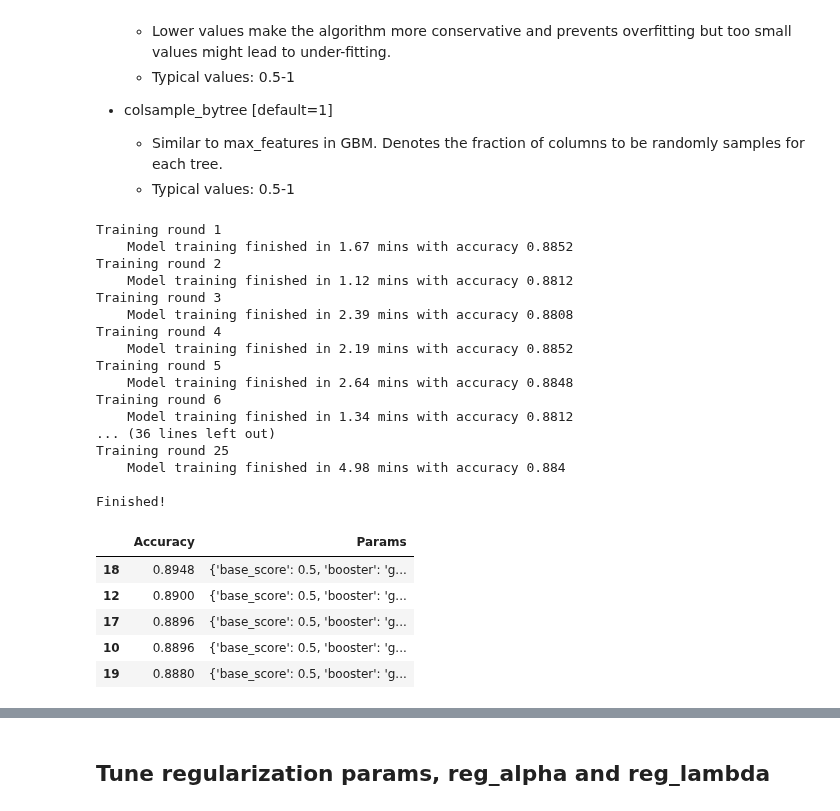
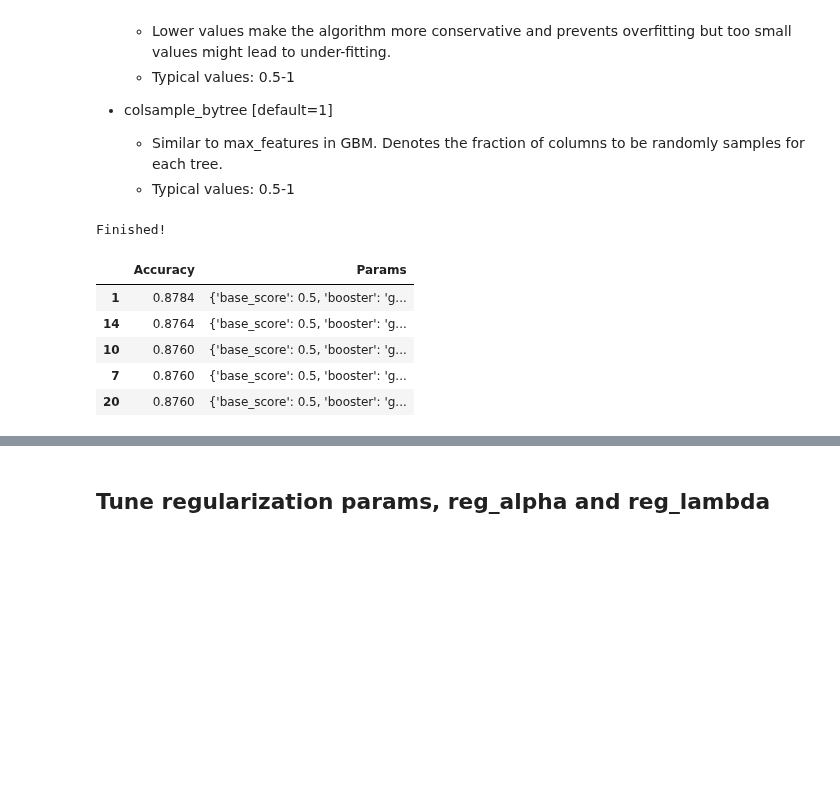
Before and after one commit to nrasch/Portfolio, a Jupyter notebook: Machine-Learning/Python/04-Classic-Datasets/Model-XGB-1.1.ipynb, the cells around one changed output, grey strips where cells are left out. Drawn from its saved outputs; the diff is of its cells as text; code cells hidden in the pictures; blank space fills up the shorter version.

```diff
--- a/Machine-Learning/Python/04-Classic-Datasets/Model-XGB-1.1.ipynb
+++ b/Machine-Learning/Python/04-Classic-Datasets/Model-XGB-1.1.ipynb
@@ -1212,10 +1215,9 @@ counter = 1
 
 for max_depth in np.linspace(2, 10, 5):
     for min_child_weight in np.linspace(2, 8, 4):
-        print("Training round", counter)
         xgb1 = getXGBModel()
         xgb1.set_params(max_depth = int(max_depth), min_child_weight = int(min_child_weight))
-        acc = evalXGB(xgb1, False)
+        acc = evalXGB(xgb1)
 
         resultsDF.loc[len(resultsDF)] = list([
             acc,
@@ -1272,12 +1249,11 @@ Best params for `max_depth` and `min_child_weight` were both 6 with a 0.8928 acc
 resultsDF = pd.DataFrame(columns = ['Accuracy', 'Params'])
 counter = 1
 
-for max_depth in [5, 7]:
-    for min_child_weight in [5, 7]:
-        print("Training round", counter)
+for max_depth in [9, 10, 11]:
+    for min_child_weight in [7, 8, 9]:
         xgb1 = getXGBModel()
         xgb1.set_params(max_depth = int(max_depth), min_child_weight = int(min_child_weight))
-        acc = evalXGB(xgb1, False)
+        acc = evalXGB(xgb1)
 
         resultsDF.loc[len(resultsDF)] = list([
             acc,
@@ -1317,9 +1276,0 @@ We'll start by creating a new function that returns a fresh copy of the XGBoost
-# %%
-def getXGBModelv2():
-    model = xg.XGBClassifier(base_score=0.5, booster='gbtree', colsample_bylevel=1,
-       colsample_bytree=0.8, gamma=0, learning_rate=0.1, max_delta_step=0,
-       max_depth=7, min_child_weight=7, missing=None, n_estimators=918,
-       n_jobs=1, nthread=4, objective='binary:logistic', random_state=10,
-       reg_alpha=0, reg_lambda=1, scale_pos_weight=1, seed=None,
-       silent=True, subsample=0.8)
-    return model
@@ -1373,7 +1337,7 @@ xgb1.set_params(n_estimators = cv.shape[0])
 def getXGBModelv3():
     model = xg.XGBClassifier(base_score=0.5, booster='gbtree', colsample_bylevel=1,
        colsample_bytree=0.8, gamma=0, learning_rate=0.1, max_delta_step=0,
-       max_depth=7, min_child_weight=7, missing=None, n_estimators=800,
+       max_depth=10, min_child_weight=8, missing=None, n_estimators=630,
        n_jobs=1, nthread=4, objective='binary:logistic', random_state=10,
        reg_alpha=0, reg_lambda=1, scale_pos_weight=1, seed=None,
        silent=True, subsample=0.8)
@@ -1381,46 +1345,29 @@ def getXGBModelv3():
 # %%
 resultsDF = pd.DataFrame(columns = ['Accuracy', 'Params'])
 counter = 1
 
 for subsample in np.linspace(0.5, 0.9, 5):
     for colsample_bytree in np.linspace(0.5, 0.9, 5):
-        print("Training round", counter)
         xgb1 = getXGBModelv3()
         xgb1.set_params(subsample = subsample, colsample_bytree = colsample_bytree)
-        acc = evalXGB(xgb1, False)
+        acc = evalXGB(xgb1)
 
         resultsDF.loc[len(resultsDF)] = list([
             acc,
             xgb1.get_params()
         ])
 
         counter += 1
 
 print("\nFinished!")
 
 pd.set_option('display.max_colwidth', -1)
 resultsDF.sort_values(by = ['Accuracy'], ascending = [False]).head()
 # %% [output]
-Training round 1
-    Model training finished in 1.67 mins with accuracy 0.8852
-Training round 2
-    Model training finished in 1.12 mins with accuracy 0.8812
-Training round 3
-    Model training finished in 2.39 mins with accuracy 0.8808
-Training round 4
-    Model training finished in 2.19 mins with accuracy 0.8852
-Training round 5
-    Model training finished in 2.64 mins with accuracy 0.8848
-Training round 6
-    Model training finished in 1.34 mins with accuracy 0.8812
-... (36 lines left out)
-Training round 25
-    Model training finished in 4.98 mins with accuracy 0.884
-
 Finished!
 |  | Accuracy | Params |
-| 18 | 0.8948 | {'base_score': 0.5, 'booster': 'g... |
-| 12 | 0.8900 | {'base_score': 0.5, 'booster': 'g... |
-| 17 | 0.8896 | {'base_score': 0.5, 'booster': 'g... |
-| 10 | 0.8896 | {'base_score': 0.5, 'booster': 'g... |
-| 19 | 0.8880 | {'base_score': 0.5, 'booster': 'g... |
+| 1 | 0.8784 | {'base_score': 0.5, 'booster': 'g... |
+| 14 | 0.8764 | {'base_score': 0.5, 'booster': 'g... |
+| 10 | 0.8760 | {'base_score': 0.5, 'booster': 'g... |
+| 7 | 0.8760 | {'base_score': 0.5, 'booster': 'g... |
+| 20 | 0.8760 | {'base_score': 0.5, 'booster': 'g... |
```
Also changed, not shown: parts of 53 cells of this notebook.
